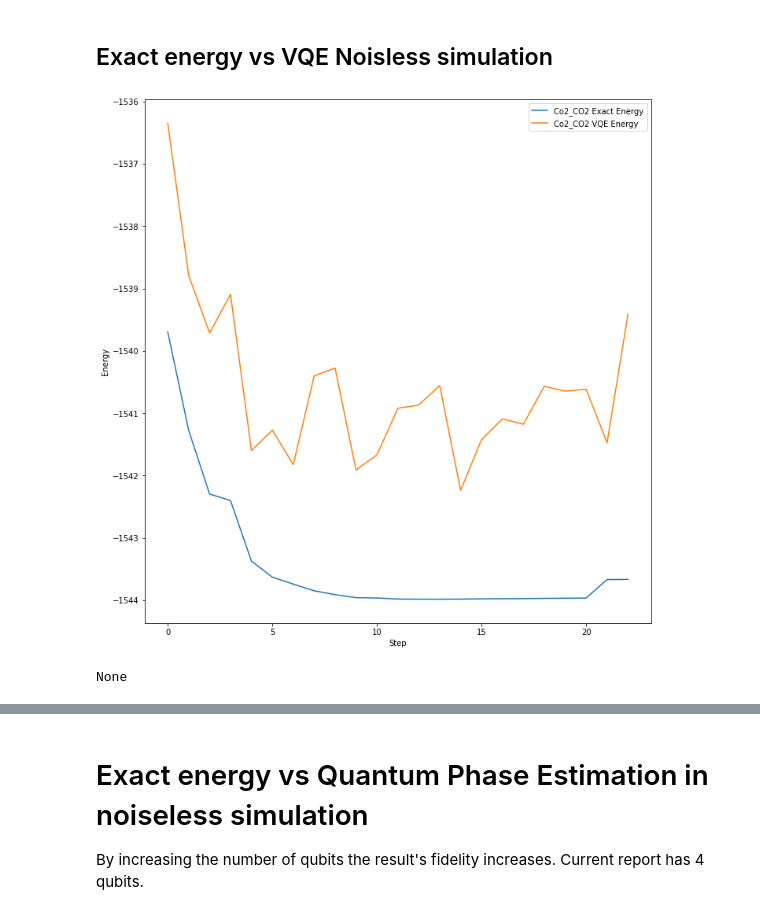
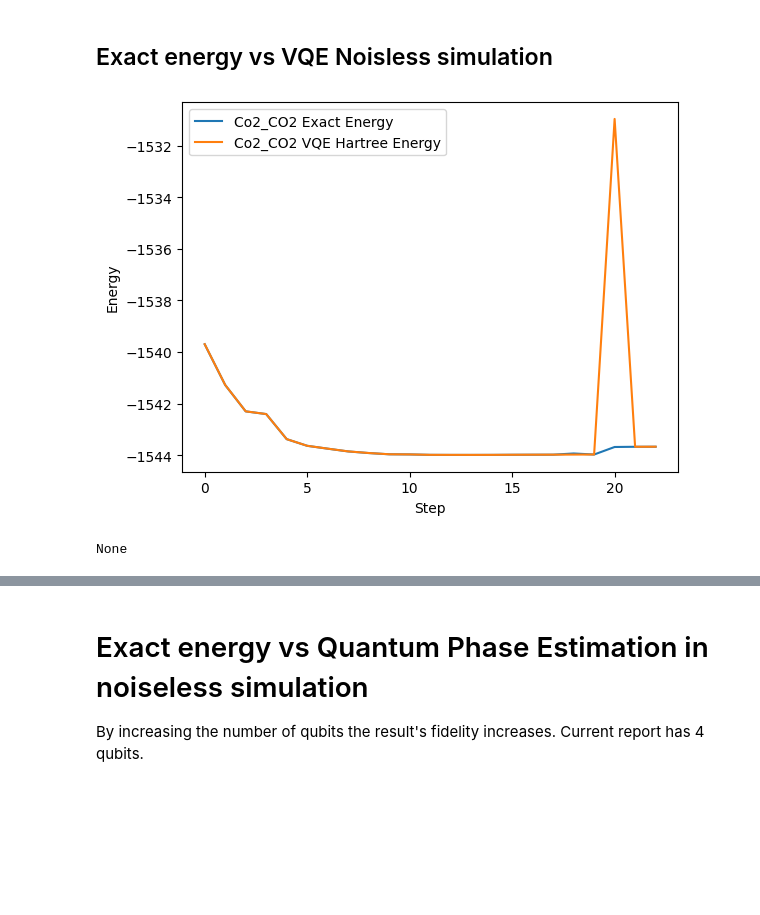
Before and after one commit to buttercutter/quantum-climate-challenge-2023, a Jupyter notebook: notebooks/deloitte_2023_quantux.ipynb, the cells around one changed output, grey strips where cells are left out. Saved outputs shown, nothing was run; the diff lists cells and outputs as text; code cells hidden in the pictures; blank space fills up the shorter version.

Commit message:
Simulation result graph updates
Run simulations with more iterations and examined different ansatz choices. Added parameters for iterations in hyperparameters.

```diff
--- a/notebooks/deloitte_2023_quantux.ipynb
+++ b/notebooks/deloitte_2023_quantux.ipynb
@@ -570,14 +570,18 @@ def _5_get_solver_optimizer(display_dict, problem, hyperparam, qubit_op, qubit_c
     # a. Optimizer set
     # [SPSA(maxiter=100), SLSQP(maxiter=100)] + [partial(minimize, method=i) for i in method_lst]
     # =============================
-    method_lst = ['Nelder-Mead', 'Powell', 'CG', 'BFGS', 'L-BFGS-B', 'TNC', 'COBYLA', 'SLSQP', 'trust-constr']
+    method_lst = ['Nelder-Mead', 'Powell', 'CG', 'BFGS', 'L-BFGS-B', 'TNC', 'trust-constr']
     opt = [partial(minimize, method=i) for i in method_lst]
+    iterations = 10
+    if hyperparam['iterations'] != None:
+        iterations = hyperparam['iterations']
 
-    optimizer_lst = [SPSA(maxiter=1), SLSQP(maxiter=1), COBYLA(maxiter=100)] + opt
+    optimizer_lst = [SPSA(maxiter=iterations), SLSQP(maxiter=iterations), COBYLA(maxiter=iterations)] + opt
     optimizer_name = ['SPSA', 'SLSQP', 'COBYLA'] + ['minimize_{}'.format(i) for i in method_lst]
 
     optimizer_dict = dict(zip(optimizer_name, optimizer_lst))
     optimizer_chosen = optimizer_dict[optimizer]
+    # print("Iterations:", iterations, optimizer_chosen)
 
     # Fixed solver and optimizers
     # ['vqe_qnspsa', 'vqe_simulator_noiseless', 'vqe_simulator_noisy_0_0', 'vqe_runtime_noiseless', 'vqe_runtime_noisy_0_0', 'vqe_fake_runtime_noiseless',
@@ -1199,7 +1203,7 @@ JordanWignerMapper|FreezeCore|SPSA|vqe_fake_runtime_noiseless|gses: === GROUND S
 # %% [markdown]
 # 4. Deployment
 # %%
-def runVQEEnergies(molecule_name, multiplicity, charge, masses, freeze_remove, run_real = False, max_range = 23, optimizer = 'COBYLA'):
+def runVQEEnergies(molecule_name, multiplicity, charge, masses, freeze_remove, run_real = False, max_range = 23, optimizer = 'COBYLA', iterations = 100, reps = 1, initial_circuit = 'RealAmplitudes'):
     # ===
     exact_energies = []
     vqe_energies = []
@@ -1232,13 +1236,14 @@ def runVQEEnergies(molecule_name, multiplicity, charge, masses, freeze_remove, r
         }
 
         hyperparameters = {
-            molecule_name: {'reps': 2,
+            molecule_name: {'reps': reps,
                    'two_qubit_reduction': True,
                    'z2symmetry_reduction': None,
                    'backend': 'qasm_simulator', #qasm_simulator
-                   'optimizer': 'SLSQP',
+                   'optimizer': optimizer,
+                   'iterations': iterations,
                    'ansatz': 'UCCSD',
-                   'initial_circuit': 'EfficientSU2',
+                   'initial_circuit': initial_circuit
                   },
 
         }
@@ -1271,7 +1276,7 @@ def runVQEEnergies(molecule_name, multiplicity, charge, masses, freeze_remove, r
         vqe_energies.append(energy)
 
     plt.plot(steps, exact_energies, label=molecule_name + " Exact Energy")
-    plt.plot(steps, vqe_energies, label=molecule_name + " VQE Energy")
+    plt.plot(steps, vqe_energies, label=molecule_name + " VQE Hartree Energy")
     plt.xlabel('Step')
     plt.ylabel('Energy')
     plt.legend()
@@ -1279,8 +1284,8 @@ def runVQEEnergies(molecule_name, multiplicity, charge, masses, freeze_remove, r
 # %% [markdown]
 ## Exact energy vs VQE Noisless simulation
 # %%
-runVQEEnergies('Co2_CO2', 1,1,[59, 16, 12, 16], range(13,30))
+runVQEEnergies('Co2_CO2', 1,1,[59, 16, 12, 16], range(13,30), optimizer = 'COBYLA', iterations = 1000, reps = 2, initial_circuit = 'RealAmplitudes')
 # %% [output]
-[figure, old version]
+[figure, new version]
 None
 # %%
```
Also changed, not shown: parts of 13 cells of this notebook.
